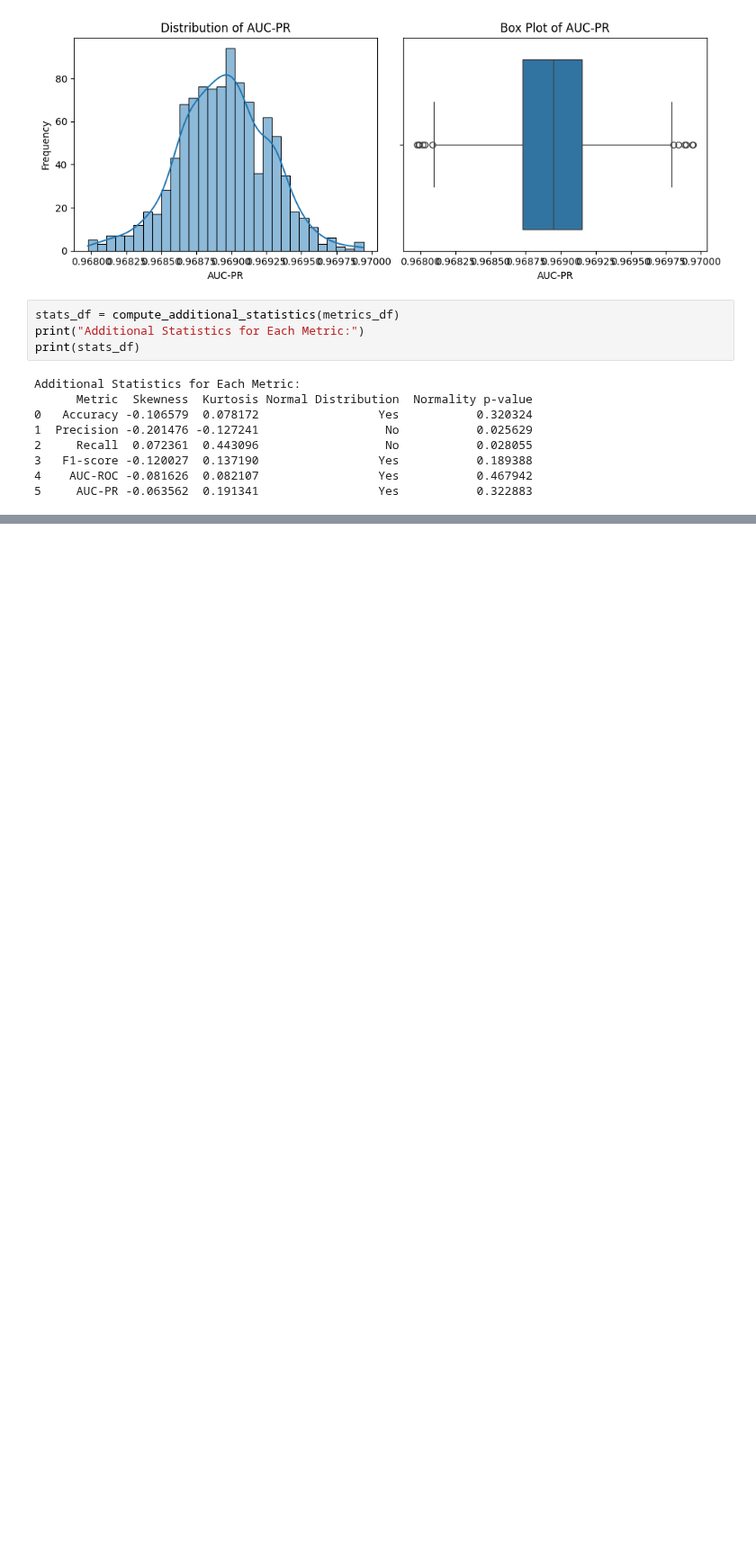
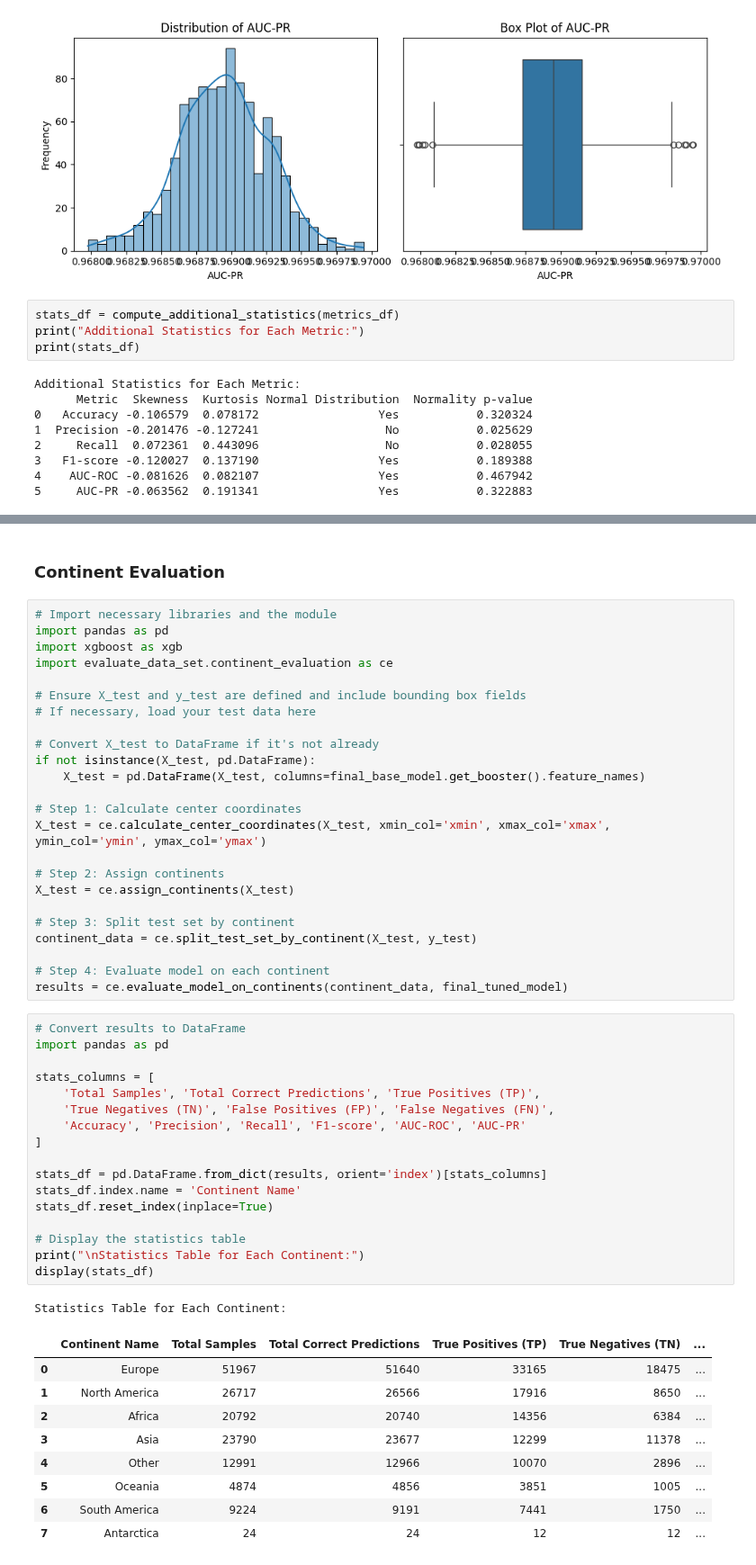
Before and after one commit to rspseshasai/vandalism_detection_osm, a Jupyter notebook: model/xgboost_model_for_contribution_data.ipynb, the cells around one changed output, grey strips where cells are left out. Shown at 90% size. Cells and saved outputs as stored; diff of their text form; blank space fills up the shorter version.

```diff
--- a/model/xgboost_model_for_contribution_data.ipynb
+++ b/model/xgboost_model_for_contribution_data.ipynb
@@ -424 +417,55 @@ Directory created at: ../saved_parameters/contribution_model/bootstrapping
 Results saved in saved_parameters with prefix "../saved_parameters/contribution_model/bootstrapping/bootstrap_test_set"
+# %% [markdown]
+### Continent Evaluation
+# %%
+# Import necessary libraries and the module
+import pandas as pd
+import xgboost as xgb
+import evaluate_data_set.continent_evaluation as ce
+
+# Ensure X_test and y_test are defined and include bounding box fields
+# If necessary, load your test data here
+
+# Convert X_test to DataFrame if it's not already
+if not isinstance(X_test, pd.DataFrame):
+    X_test = pd.DataFrame(X_test, columns=final_base_model.get_booster().feature_names)
+
+# Step 1: Calculate center coordinates
+X_test = ce.calculate_center_coordinates(X_test, xmin_col='xmin', xmax_col='xmax', ymin_col='ymin', ymax_col='ymax')
+
+# Step 2: Assign continents
+X_test = ce.assign_continents(X_test)
+
+# Step 3: Split test set by continent
+continent_data = ce.split_test_set_by_continent(X_test, y_test)
+
+# Step 4: Evaluate model on each continent
+results = ce.evaluate_model_on_continents(continent_data, final_tuned_model)
+# %%
+# Convert results to DataFrame
+import pandas as pd
+
+stats_columns = [
+    'Total Samples', 'Total Correct Predictions', 'True Positives (TP)',
+    'True Negatives (TN)', 'False Positives (FP)', 'False Negatives (FN)',
+    'Accuracy', 'Precision', 'Recall', 'F1-score', 'AUC-ROC', 'AUC-PR'
+]
+
+stats_df = pd.DataFrame.from_dict(results, orient='index')[stats_columns]
+stats_df.index.name = 'Continent Name'
+stats_df.reset_index(inplace=True)
+
+# Display the statistics table
+print("\nStatistics Table for Each Continent:")
+display(stats_df)
+# %% [output]
+Statistics Table for Each Continent:
+|  | Continent Name | Total Samples | Total Correct Predictions | True Positives (TP) | True Negatives (TN) | ... |
+| 0 | Europe | 51967 | 51640 | 33165 | 18475 | ... |
+| 1 | North America | 26717 | 26566 | 17916 | 8650 | ... |
+| 2 | Africa | 20792 | 20740 | 14356 | 6384 | ... |
+| 3 | Asia | 23790 | 23677 | 12299 | 11378 | ... |
+| 4 | Other | 12991 | 12966 | 10070 | 2896 | ... |
+| 5 | Oceania | 4874 | 4856 | 3851 | 1005 | ... |
+| 6 | South America | 9224 | 9191 | 7441 | 1750 | ... |
+| 7 | Antarctica | 24 | 24 | 12 | 12 | ... |
```
Also changed, not shown: parts of 7 cells of this notebook, 2 other files.
